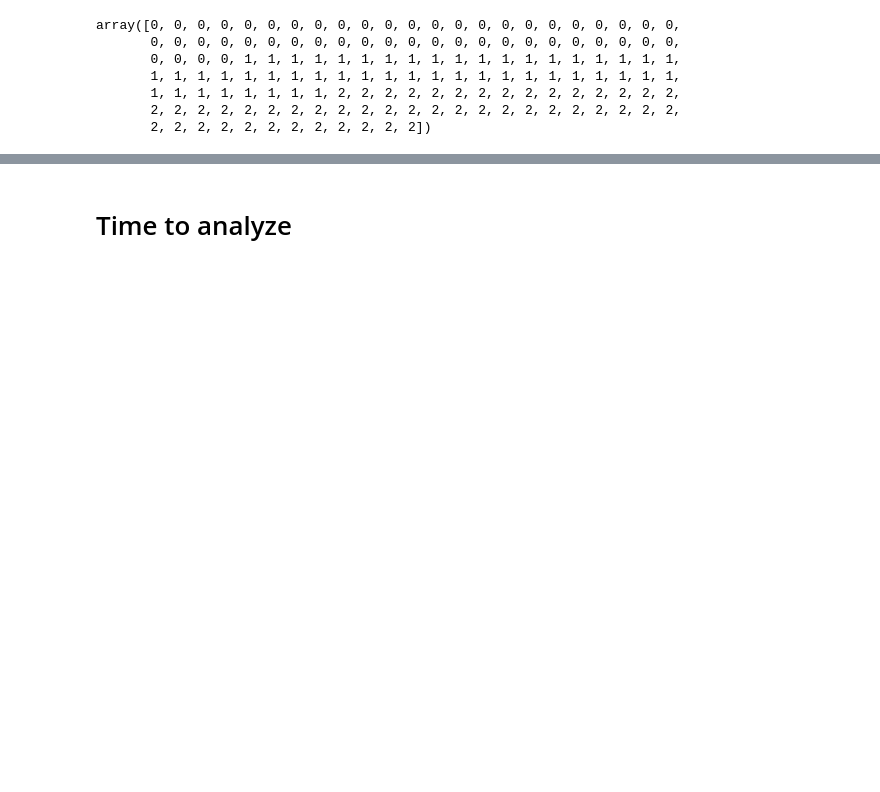
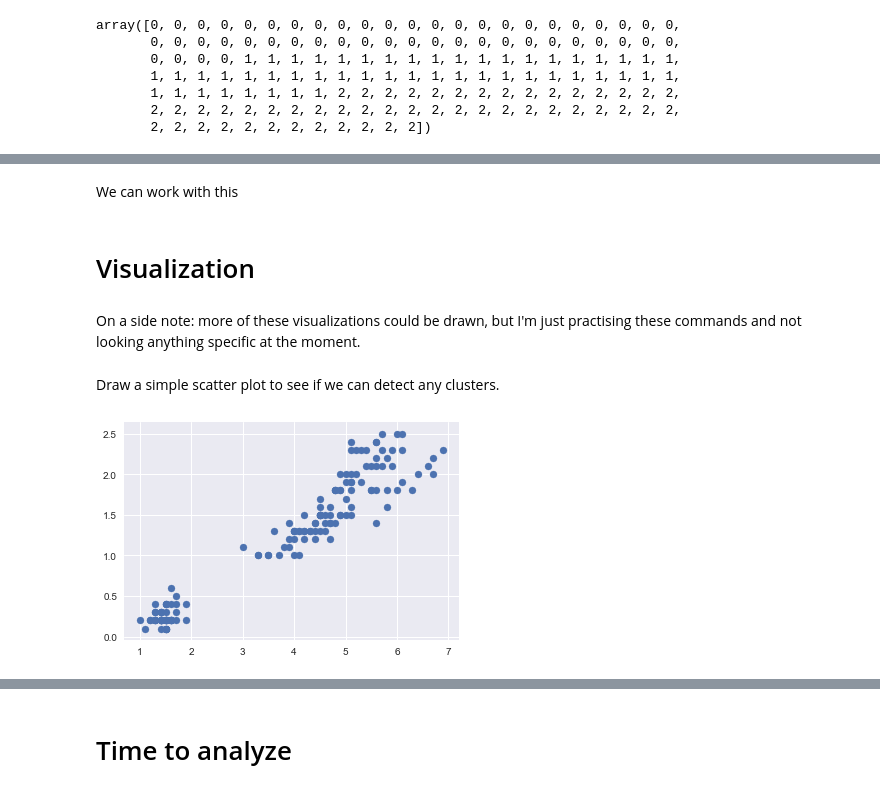
Before and after one commit to m1kke/Iris, a Jupyter notebook: Iris in notebook.ipynb, the cells around one changed output, grey strips where cells are left out. Cells and saved outputs as stored; diff of their text form; code cells hidden in the pictures; blank space fills up the shorter version.

Commit message:
better visualizations, fixed typos

```diff
--- a/Iris in notebook.ipynb
+++ b/Iris in notebook.ipynb
@@ -35,0 +44,3 @@ data.feature_names
+# %%
+df = pd.DataFrame(data = data.data, columns = ["sepallength", "sepalwidth", "petallength", "petalwidth"])
+df["species"] = data.target
@@ -83,0 +73,6 @@ y = data.target
+# %%
+df["species"] = df["species"].map( {
+    0 : "setosa",
+    1 : "versicolor",
+    2 : "virginica"
+})
@@ -83,0 +88,12 @@ y = data.target
+# %% [markdown]
+We can work with this
+# %% [markdown]
+# Visualization
+# %% [markdown]
+On a side note: more of these visualizations could be drawn, but I'm just practising these commands and not looking anything specific at the moment.
+# %% [markdown]
+Draw a simple scatter plot to see if we can detect any clusters.
+# %%
+sca = plt.scatter(df.petallength, df.petalwidth)
+# %% [output]
+[figure, added]
```
Also changed, not shown: parts of 36 cells of this notebook.
